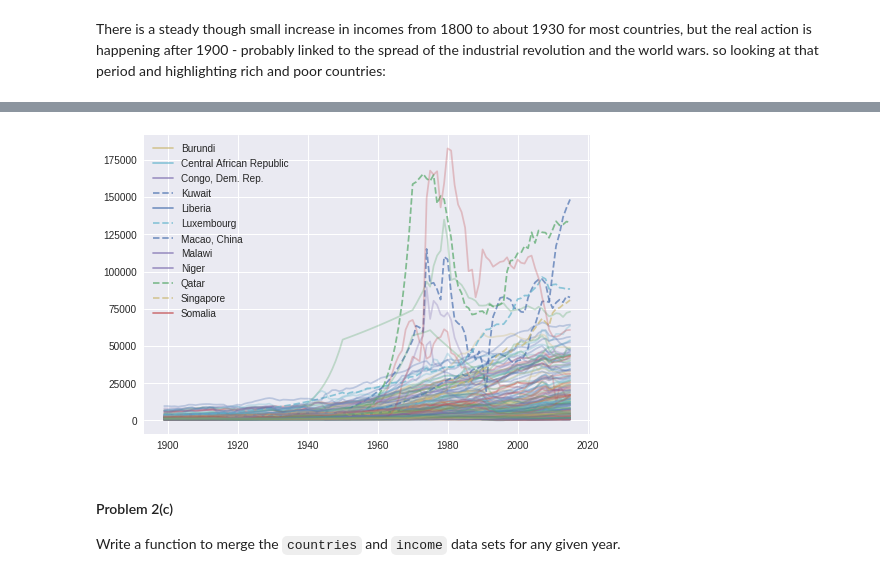
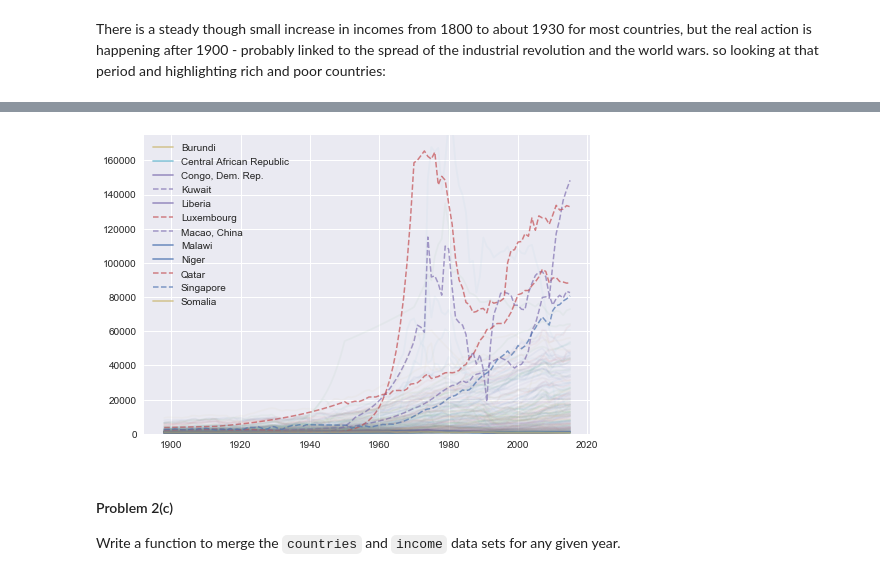
Before and after one commit to fergusio/cs109-2015, a Jupyter notebook: homework/HW1.ipynb, the cells around one changed output, grey strips where cells are left out. Saved outputs shown, nothing was run; the diff lists cells and outputs as text; code cells hidden in the pictures.

```diff
--- a/homework/HW1.ipynb
+++ b/homework/HW1.ipynb
@@ -455,35 +497,2 @@ for c in income.itertuples():
 # %% [output]
 [figure]
-# %%
-%matplotlib nbagg
-
-# data
-x = income.columns
-y = []
-for c in income.itertuples():
-    y.append(c[1:])
-
-fig1, ax1 = plt.subplots()
-
-# why the heck does line need a comma after it?
-line, = ax1.plot(x,y[0], lw=3, alpha=0.8, label="sorting")
-line2, = ax1.plot(x,y[0], lw=2, alpha = 0.1, label = "one step before")
-line3 = ax1.plot(x,y[0], lw=0.8, alpha = 0.4, label = "original data")
-line3 = ax1.plot(x,y[-1], lw=1, alpha = 0.6, label="sorted")
-
-fig1.set_size_inches(8,6)
-ax1.set_title("Quick Sort steps")
-ax1.set_xlabel('X')
-ax1.set_ylabel('Y')
-
-def animate(i):
-    line.set_ydata(y[i])  # update the data
-    if i > 1:
-        line2.set_ydata(y[i-1])
-
-ani2 = animation.FuncAnimation(fig1, animate,
-                frames=len(y), interval=12, repeat=False)
-
-plt.legend()
-#ani2.save("quicksort_animate1.mp4")
-plt.show();
@@ -494,14 +511,16 @@ There is a steady though small increase in incomes from 1800 to about 1930 for m
 # %%
 for c in income.itertuples():
     if c[-1] < 1000:
-        plt.plot(years[99:], c[100:], label=c.Index, alpha=0.7)
+        plt.plot(years[98:], c[100:], label=c[1], alpha=0.7)
     if c[-1] > 80000:
-        plt.plot(years[99:], c[100:], label=c.Index, alpha=0.7, linestyle="dashed")
+        plt.plot(years[98:], c[100:], label=c[1], alpha=0.7,
+                 linestyle="dashed", linewidth=1.5)
     else:
-        plt.plot(years[99:], c[100:], label="_", alpha=0.3)
+        plt.plot(years[98:], c[100:], label="_", alpha=0.05)
+plt.ylim(0,175000)
 plt.legend();
 # %% [output]
-[figure, old version]
+[figure, new version]
 # %% [markdown]
 #### Problem 2(c)
 
```
Also changed, not shown: parts of 34 cells of this notebook, 1 other file.
